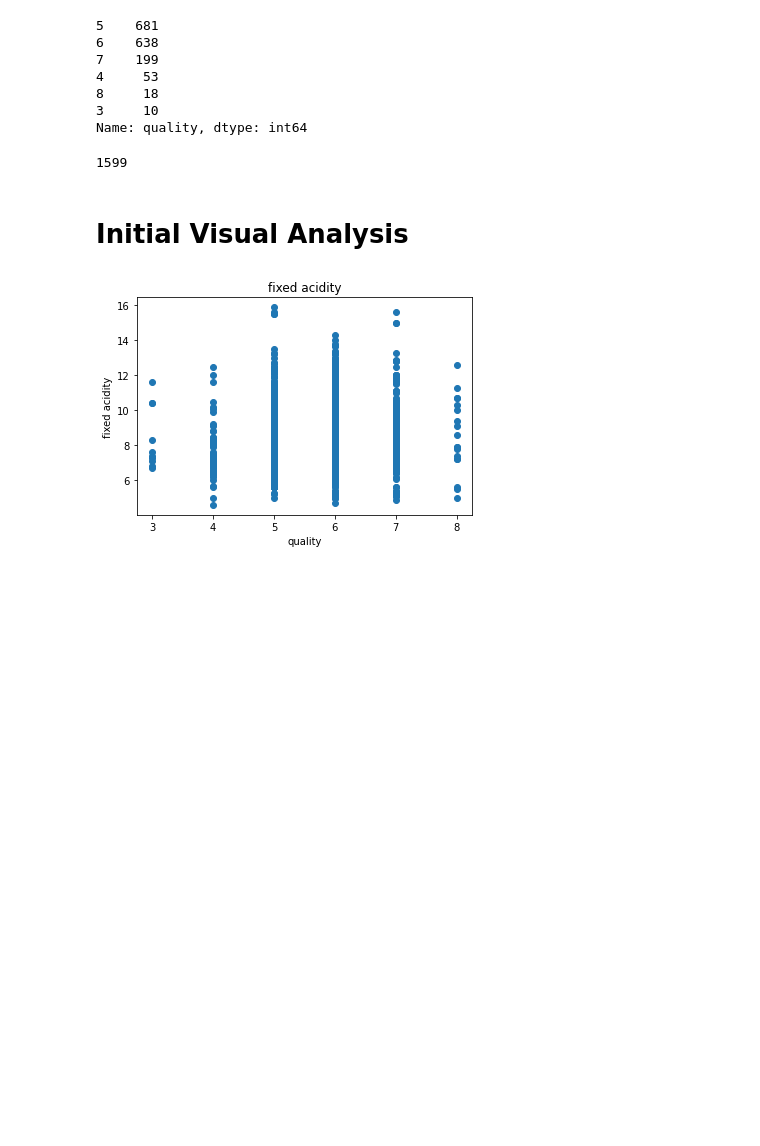
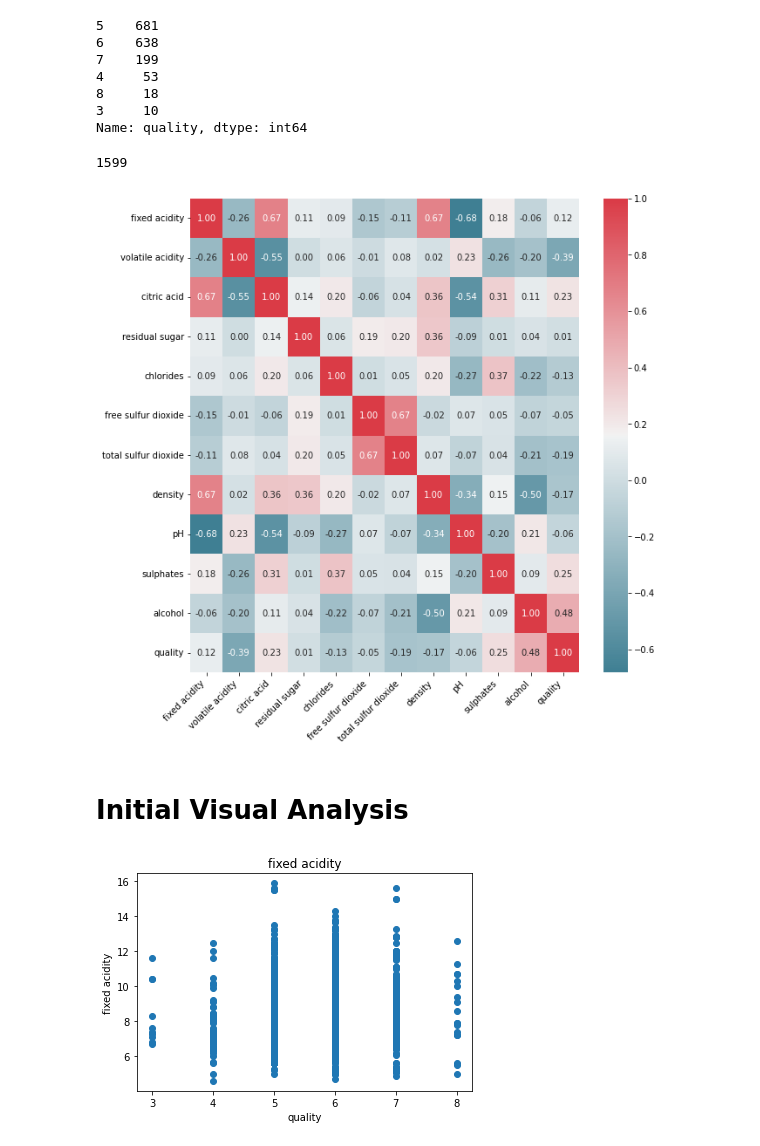
Before and after one commit to mininpark/Python-Course, a Jupyter notebook: Homework2/Homework2.ipynb, the cells around one changed output. Drawn from its saved outputs; the diff is of its cells as text; code cells hidden in the pictures; blank space fills up the shorter version.

```diff
--- a/Homework2/Homework2.ipynb
+++ b/Homework2/Homework2.ipynb
@@ -82,6 +63,28 @@ Name: quality, dtype: int64
 data['quality'].count()
 # %% [output]
 1599
+# %%
+# To check correlation
+colum_names = ['fixed acidity', 'volatile acidity', 'citric acid', 'residual sugar', 'chlorides', 'free sulfur dioxide', 'total sulfur dioxide', 'density', 'pH', 'sulphates', 'alcohol', 'quality']
+# Correlation matrix
+correlations = data.corr()
+# Plot figsize
+fig, ax = plt.subplots(figsize=(10, 10))
+# Generate Color Map
+colormap = sb.diverging_palette(220, 10, as_cmap=True)
+# Generate Heat Map, allow annotations and place floats in map
+sb.heatmap(correlations, cmap=colormap, annot=True, fmt=".2f")
+ax.set_xticklabels(
+    colum_names,
+    rotation=45,
+    horizontalalignment='right'
+);
+ax.set_yticklabels(colum_names);
+plt.show()
+# Dark shades represents positive correlation while lighter shades represents negative correlation.
+# If you set annot=True, you'll get values by which features are correlated to each other in grid-cells
+# %% [output]
+[figure, added]
 # %% [markdown]
 # Initial Visual Analysis
 # %%
```
Also changed, not shown: parts of 13 cells of this notebook, 8 other files.
